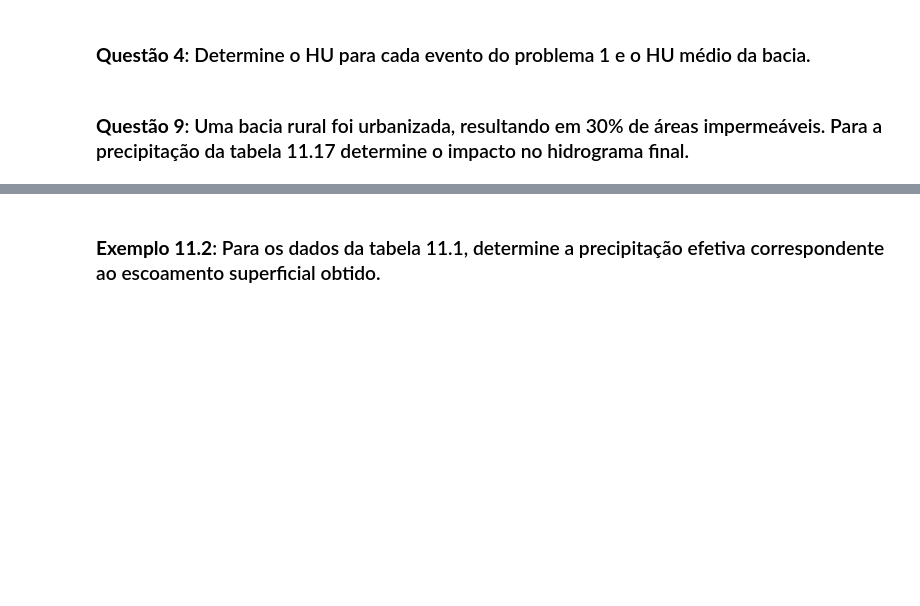
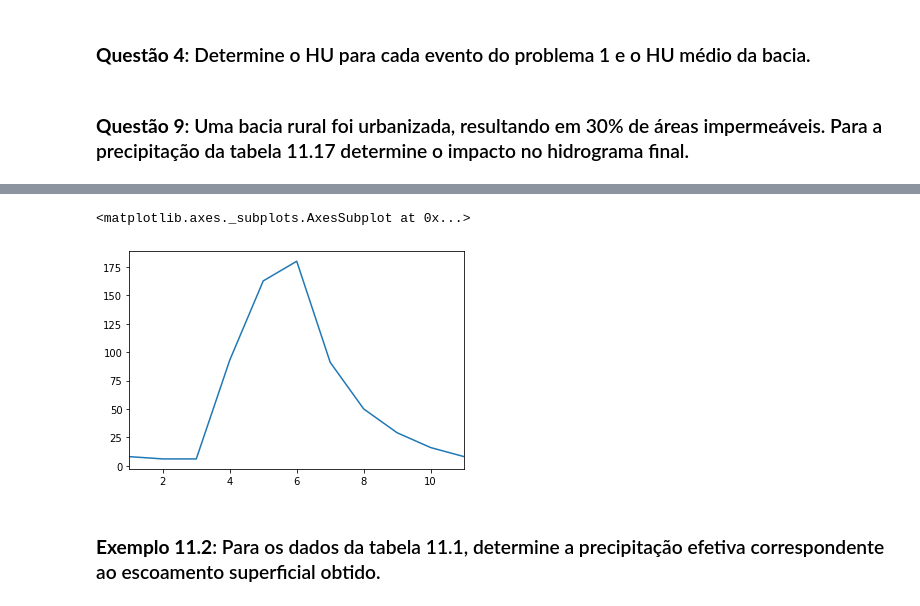
Before and after one commit to clebsonpy/PPGRHS_Disciplinas, a Jupyter notebook: Hidrologia/Escoamento_Superficial.ipynb, the cells around one changed output, grey strips where cells are left out. Cells and saved outputs as stored; diff of their text form; code cells hidden in the pictures; blank space fills up the shorter version.

```diff
--- a/Hidrologia/Escoamento_Superficial.ipynb
+++ b/Hidrologia/Escoamento_Superficial.ipynb
@@ -94,6 +94,11 @@ eventos9
 | 9 | NaN | 29.0 |
 | 10 | NaN | 16.0 |
 | 11 | NaN | 8.0 |
+# %%
+eventos9['Q'].plot()
+# %% [output]
+<matplotlib.axes._subplots.AxesSubplot at 0x...>
+[figure, added]
 # %% [markdown]
 ### **Exemplo 11.2**: Para os dados da tabela 11.1, determine a precipitação efetiva correspondente ao escoamento superficial obtido.
 # %%
```
Also changed, not shown: parts of 2 cells of this notebook, 8 other files.
